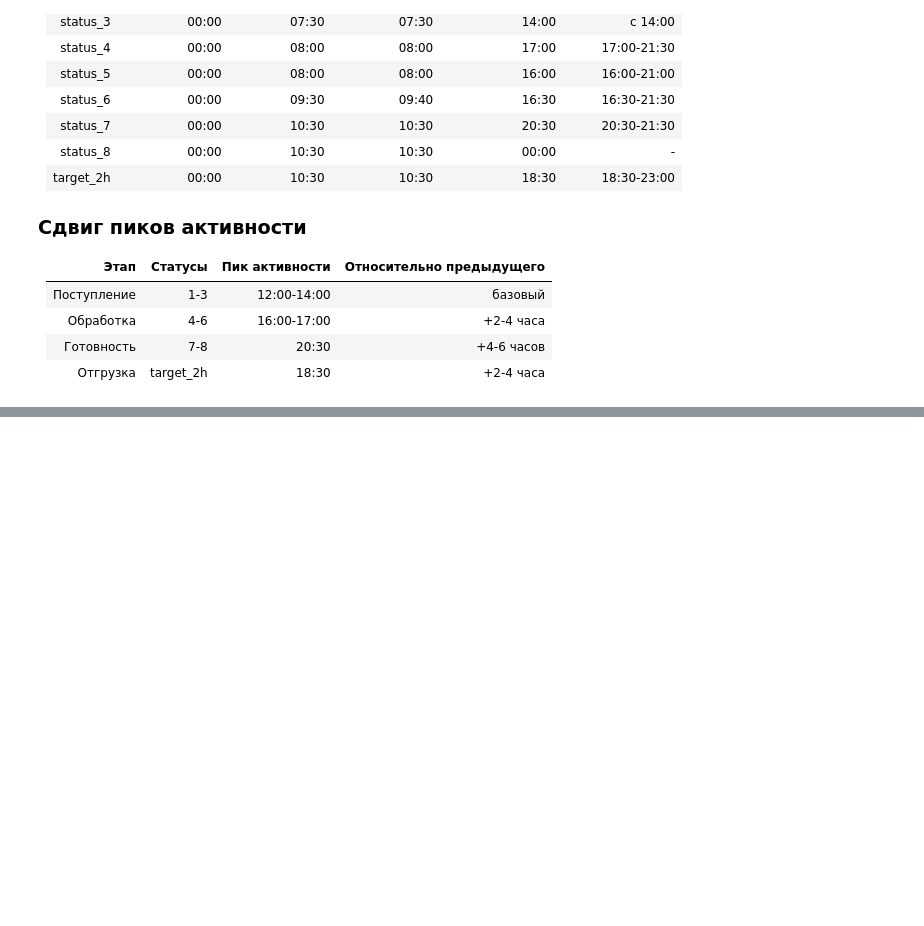
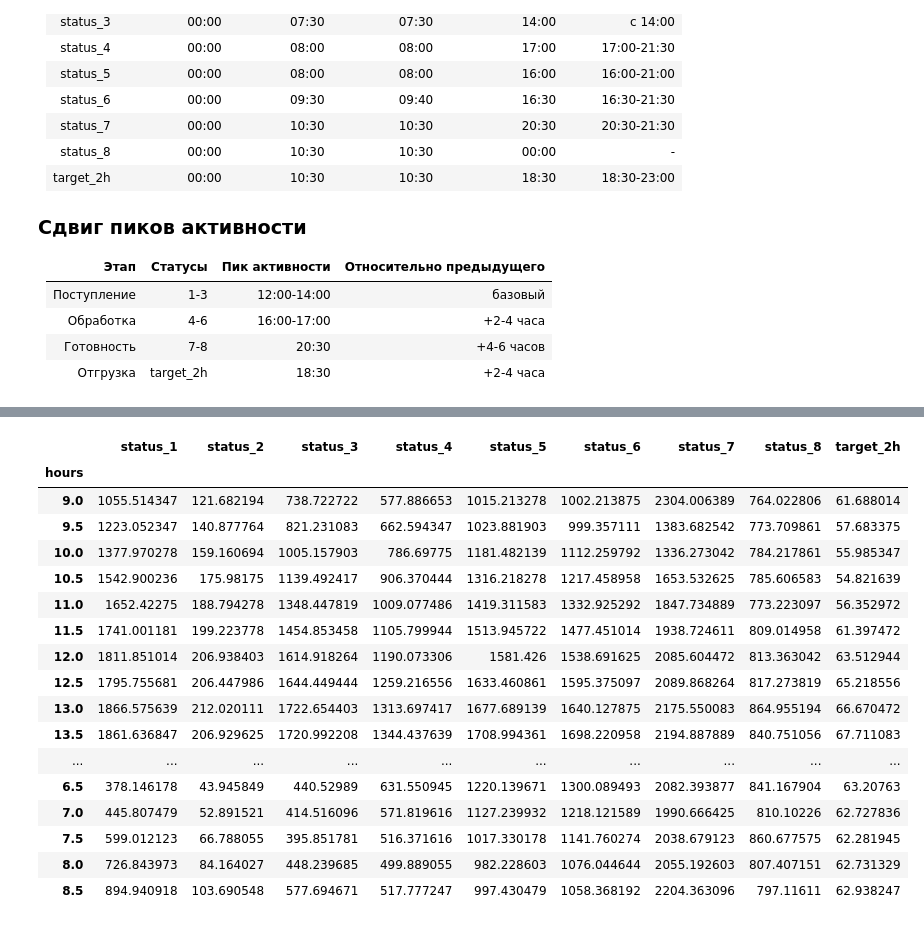
Before and after one commit to Makiavelly/Warehouse-logistics-automation-RWB, a Jupyter notebook: WarehouseLogisticsAutomation.ipynb, the cells around one changed output, grey strips where cells are left out. Cells and saved outputs as stored; diff of their text form; code cells hidden in the pictures; blank space fills up the shorter version.

```diff
--- a/WarehouseLogisticsAutomation.ipynb
+++ b/WarehouseLogisticsAutomation.ipynb
@@ -356,0 +489,24 @@ density_dayweek_time()
+# %%
+df_temp = df_mean_value.loc[0.0:df_test.iloc[0]['hours']-0.5]
+df_mean_value.drop(df_mean_value.loc[0.0:df_test.iloc[0]['hours'] - 0.5].index, inplace=True)
+df_mean_value = pd.concat([df_mean_value, df_temp])
+df_mean_value
+# %% [output]
+|  | status_1 | status_2 | status_3 | status_4 | status_5 | status_6 | status_7 | status_8 | target_2h |
+| hours |  |  |  |  |  |  |  |  |  |
+| 9.0 | 1055.514347 | 121.682194 | 738.722722 | 577.886653 | 1015.213278 | 1002.213875 | 2304.006389 | 764.022806 | 61.688014 |
+| 9.5 | 1223.052347 | 140.877764 | 821.231083 | 662.594347 | 1023.881903 | 999.357111 | 1383.682542 | 773.709861 | 57.683375 |
+| 10.0 | 1377.970278 | 159.160694 | 1005.157903 | 786.69775 | 1181.482139 | 1112.259792 | 1336.273042 | 784.217861 | 55.985347 |
+| 10.5 | 1542.900236 | 175.98175 | 1139.492417 | 906.370444 | 1316.218278 | 1217.458958 | 1653.532625 | 785.606583 | 54.821639 |
+| 11.0 | 1652.42275 | 188.794278 | 1348.447819 | 1009.077486 | 1419.311583 | 1332.925292 | 1847.734889 | 773.223097 | 56.352972 |
+| 11.5 | 1741.001181 | 199.223778 | 1454.853458 | 1105.799944 | 1513.945722 | 1477.451014 | 1938.724611 | 809.014958 | 61.397472 |
+| 12.0 | 1811.851014 | 206.938403 | 1614.918264 | 1190.073306 | 1581.426 | 1538.691625 | 2085.604472 | 813.363042 | 63.512944 |
+| 12.5 | 1795.755681 | 206.447986 | 1644.449444 | 1259.216556 | 1633.460861 | 1595.375097 | 2089.868264 | 817.273819 | 65.218556 |
+| 13.0 | 1866.575639 | 212.020111 | 1722.654403 | 1313.697417 | 1677.689139 | 1640.127875 | 2175.550083 | 864.955194 | 66.670472 |
+| 13.5 | 1861.636847 | 206.929625 | 1720.992208 | 1344.437639 | 1708.994361 | 1698.220958 | 2194.887889 | 840.751056 | 67.711083 |
+| ... | ... | ... | ... | ... | ... | ... | ... | ... | ... |
+| 6.5 | 378.146178 | 43.945849 | 440.52989 | 631.550945 | 1220.139671 | 1300.089493 | 2082.393877 | 841.167904 | 63.20763 |
+| 7.0 | 445.807479 | 52.891521 | 414.516096 | 571.819616 | 1127.239932 | 1218.121589 | 1990.666425 | 810.10226 | 62.727836 |
+| 7.5 | 599.012123 | 66.788055 | 395.851781 | 516.371616 | 1017.330178 | 1141.760274 | 2038.679123 | 860.677575 | 62.281945 |
+| 8.0 | 726.843973 | 84.164027 | 448.239685 | 499.889055 | 982.228603 | 1076.044644 | 2055.192603 | 807.407151 | 62.731329 |
+| 8.5 | 894.940918 | 103.690548 | 577.694671 | 517.777247 | 997.430479 | 1058.368192 | 2204.363096 | 797.11611 | 62.938247 |
```
Also changed, not shown: parts of 18 cells of this notebook.
